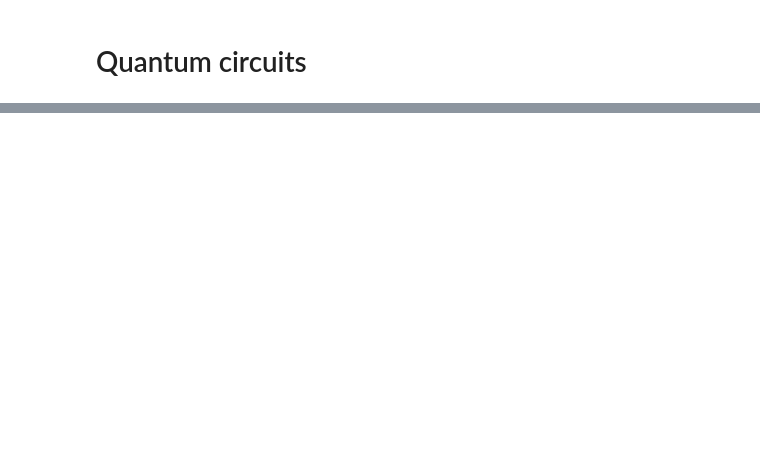
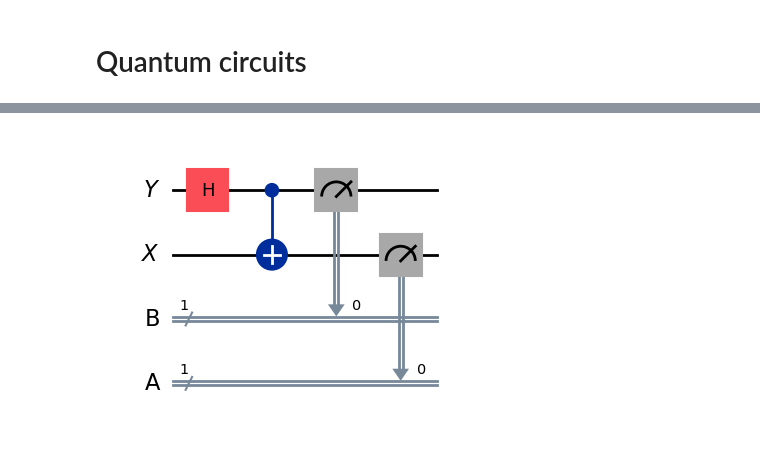
Before and after one commit to dasobral/qc-notebooks, a Jupyter notebook: qinfo_basics.ipynb, the cells around one changed output, grey strips where cells are left out. Drawn from its saved outputs; the diff is of its cells as text; code cells hidden in the pictures; blank space fills up the shorter version.

```diff
--- a/qinfo_basics.ipynb
+++ b/qinfo_basics.ipynb
@@ -465,0 +503,28 @@ Measured: 1
+# %%
+# Define the quantum channels
+
+X = QuantumRegister(1, "X")
+Y = QuantumRegister(1, "Y")
+
+# Define the Classical Channels
+
+A = ClassicalRegister(1, "A")
+B = ClassicalRegister(1, "B")
+# %%
+# Define the circuit:
+
+circuit = QuantumCircuit(Y, X, B, A)
+
+# Apply a Hadamard gate and a C-NOT gate. Use the upper qubit as the control qubit.
+
+circuit.h(Y)
+circuit.cx(Y, X)
+
+# Add two classical channels to register the measurements
+
+circuit.measure(Y, B)
+circuit.measure(X, A)
+
+display(circuit.draw('mpl'))
+# %% [output]
+[figure, added]
```
Also changed, not shown: parts of 10 cells of this notebook.
